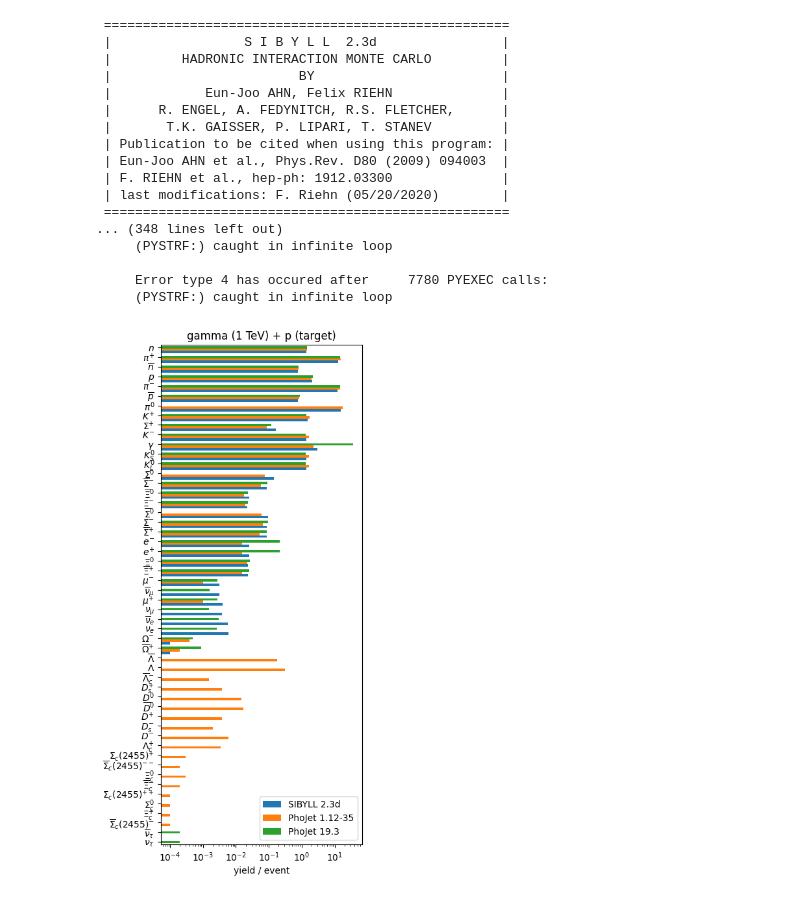
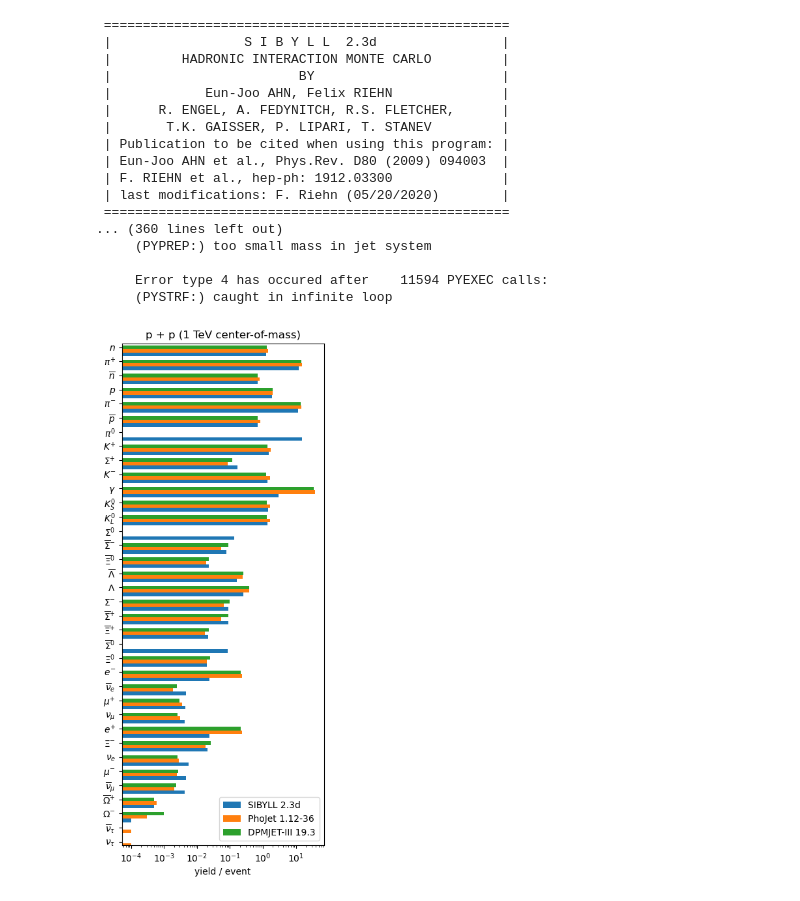
Before and after one commit to impy-project/chromo, a Jupyter notebook: examples/count_final_state_particles.ipynb, the cells around one changed output. Saved outputs shown, nothing was run; the diff lists cells and outputs as text; code cells hidden in the pictures.

```diff
--- a/examples/count_final_state_particles.ipynb
+++ b/examples/count_final_state_particles.ipynb
@@ -13,5 +6,3 @@ from chromo.models import (
 )
 from chromo.kinematics import CenterOfMass, GeV
 import boost_histogram as bh
-# %%
-m = DpmjetIII306(CenterOfMass(1000 * GeV, "p", "p"), seed=1)
@@ -43,7 +8,0 @@ Warning!  No evaporation performed since evaporation modules not available with
-# %%
-m.set_stable(211, True)
-for event in m(1000):
-        fs = event.final_state()
-        if 211 in fs.pid:
-            print(fs.pid)
-            break
@@ -91,9 +12,7 @@ kin = CenterOfMass(1000 * GeV, "p", "p")
 
 nevents = 10000
 
-# models = [Phojet191, Phojet193]#, DpmjetIII191, DpmjetIII193]
-# models = [DpmjetIII191, DpmjetIII193]
-models = [Sibyll23d, Phojet112, Phojet193]
+models = [Sibyll23d, Phojet112, DpmjetIII193]
 h = bh.Histogram(
     bh.axis.Regular(20, -10, 10),
     bh.axis.IntCategory([], growth=True),
@@ -102,7 +21,6 @@ h = bh.Histogram(
 mnames = []
 for iModel, Model in enumerate(models):
     m = Model(kin, seed=1)
-    m.set_stable(3122, False)
     mnames.append(m.name + " " + m.version)
     for event in m(nevents):
         fs = event.final_state()
@@ -120,25 +38,25 @@ for iModel, Model in enumerate(models):
  | F. RIEHN et al., hep-ph: 1912.03300              |
  | last modifications: F. Riehn (05/20/2020)        |
  ====================================================
-... (348 lines left out)
+... (360 lines left out)
+     (PYPREP:) too small mass in jet system
+
+     Error type 4 has occured after    11594 PYEXEC calls:
      (PYSTRF:) caught in infinite loop
-
-     Error type 4 has occured after     7780 PYEXEC calls:
-     (PYSTRF:) caught in infinite loop
 # %%
 from matplotlib import pyplot as plt
 import numpy as np
 from particle import Particle
 
 y = -np.arange(len(h.axes[1]))
 plt.figure(figsize=(4, 10))
 for im, mn in enumerate(mnames):
     plt.barh(-0.5 + y + im*0.25, h[sum, :, im].values() / nevents, label=mn, height=0.25)
 plt.yticks(y, (f"${Particle.from_pdgid(x).latex_name}$" for x in h.axes[1]))
 plt.semilogx()
 plt.legend()
 plt.xlabel("yield / event")
 plt.ylim(y[-1] - 0.25, y[0] + 0.25)
-plt.title("gamma (1 TeV) + p (target)");
+plt.title("p + p (1 TeV center-of-mass)");
 # %% [output]
-[figure, old version]
+[figure, new version]
```
Also changed, not shown: parts of 6 cells of this notebook.
